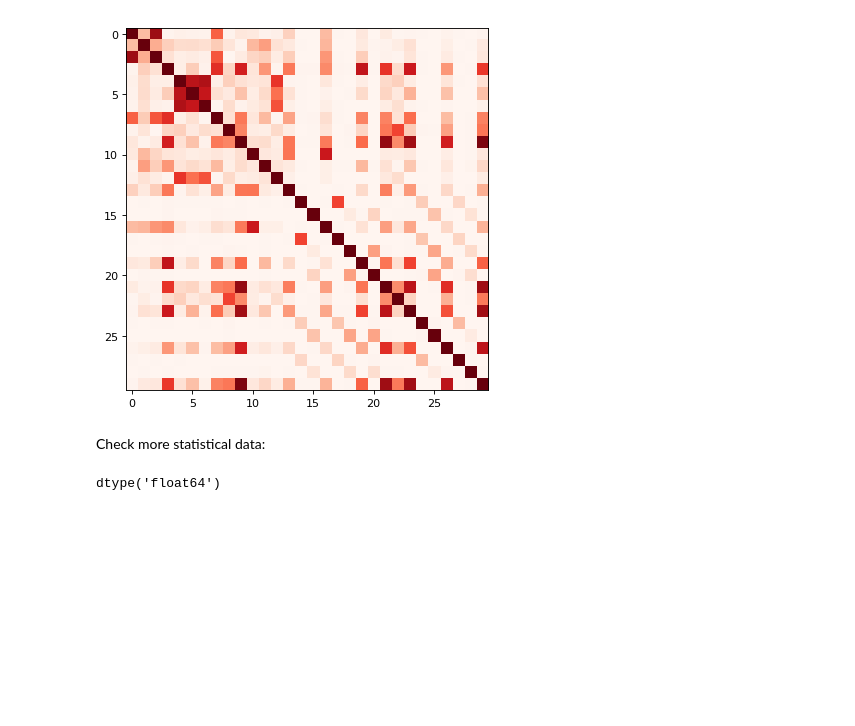
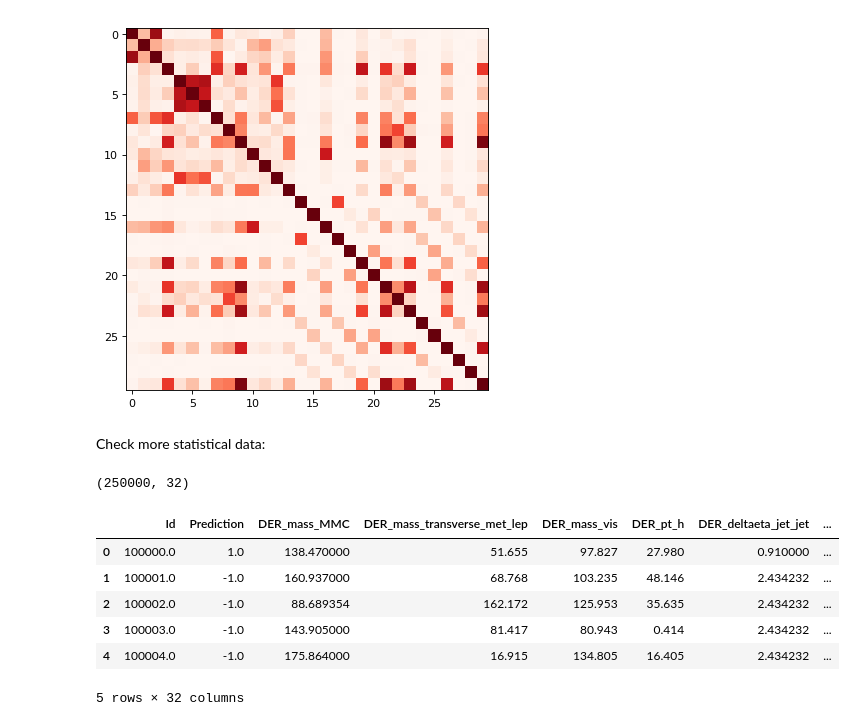
Before and after one commit to ZiluTian/ml_project1, a Jupyter notebook: missing_data_analysis.ipynb, the cells around one changed output. Drawn from its saved outputs; the diff is of its cells as text; code cells hidden in the pictures; blank space fills up the shorter version.

```diff
--- a/missing_data_analysis.ipynb
+++ b/missing_data_analysis.ipynb
@@ -236,6 +231,6 @@ plt.imshow(np.abs(R), cmap='Reds')
 Check more statistical data:
 # %%
 data_full = np.hstack((data_tr[:,0:1],data_tr[:,1:2],input_data_tr))
-data_full.dtype
+data_full.shape
 # %% [output]
-dtype('float64')
+(250000, 32)
@@ -243,0 +237,11 @@ dtype('float64')
+# %%
+datapd=pd.DataFrame(data_full,columns=column_labels)
+datapd.head()
+# %% [output]
+|  | Id | Prediction | DER_mass_MMC | DER_mass_transverse_met_lep | DER_mass_vis | DER_pt_h | DER_deltaeta_jet_jet | ... |
+| 0 | 100000.0 | 1.0 | 138.470000 | 51.655 | 97.827 | 27.980 | 0.910000 | ... |
+| 1 | 100001.0 | -1.0 | 160.937000 | 68.768 | 103.235 | 48.146 | 2.434232 | ... |
+| 2 | 100002.0 | -1.0 | 88.689354 | 162.172 | 125.953 | 35.635 | 2.434232 | ... |
+| 3 | 100003.0 | -1.0 | 143.905000 | 81.417 | 80.943 | 0.414 | 2.434232 | ... |
+| 4 | 100004.0 | -1.0 | 175.864000 | 16.915 | 134.805 | 16.405 | 2.434232 | ... |
+5 rows × 32 columns
```
Also changed, not shown: parts of 9 cells of this notebook, 1 other file.
